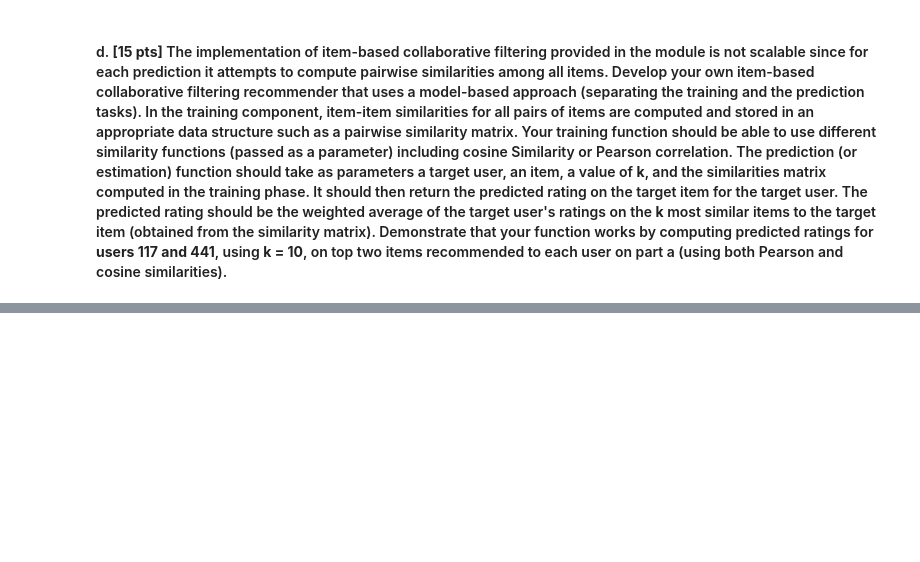
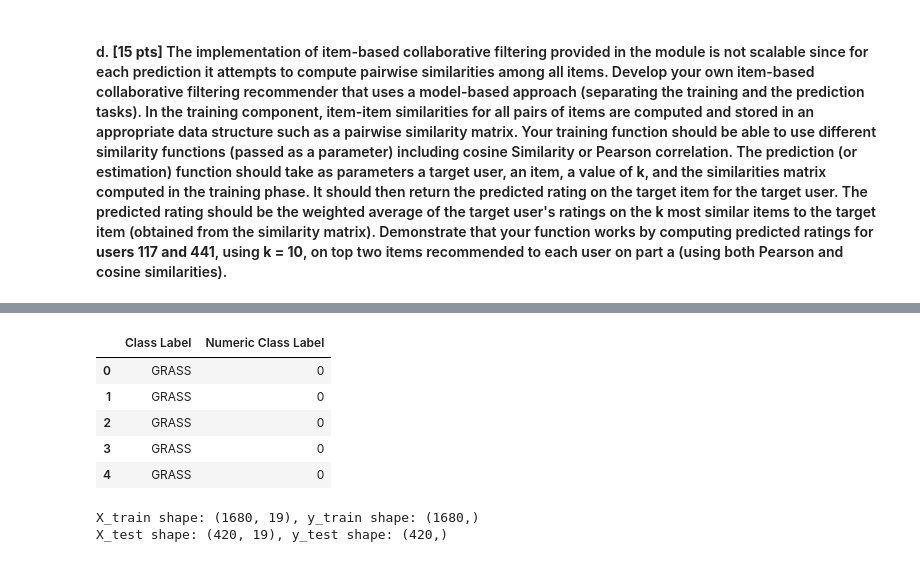
Before and after one commit to joneshshrestha/machine-learning-python, a Jupyter notebook: Item-based Joke Recommendation/joke-recommendation.ipynb, the cells around one changed output, grey strips where cells are left out. Saved outputs shown, nothing was run; the diff lists cells and outputs as text; code cells hidden in the pictures; blank space fills up the shorter version.

```diff
--- a/Item-based Joke Recommendation/joke-recommendation.ipynb
+++ b/Item-based Joke Recommendation/joke-recommendation.ipynb
@@ -271,0 +513,10 @@ def item_based_predict(dataMat, simMat, user, item, k):
+# %%
+segmentation_classes = pd.read_csv('./segmentation_data/segmentation_classes.txt', delimiter='\t', names=['Class Label', 'Numeric Class Label'])
+segmentation_classes.head(5)
+# %% [output]
+|  | Class Label | Numeric Class Label |
+| 0 | GRASS | 0 |
+| 1 | GRASS | 0 |
+| 2 | GRASS | 0 |
+| 3 | GRASS | 0 |
+| 4 | GRASS | 0 |
@@ -271,0 +526,9 @@ def item_based_predict(dataMat, simMat, user, item, k):
+# %%
+# split into train and test sets
+from sklearn.model_selection import train_test_split
+X_train, X_test, y_train, y_test = train_test_split(X, y, test_size=0.2, random_state=99)
+print(f'X_train shape: {X_train.shape}, y_train shape: {y_train.shape}')
+print(f'X_test shape: {X_test.shape}, y_test shape: {y_test.shape}')
+# %% [output]
+X_train shape: (1680, 19), y_train shape: (1680,)
+X_test shape: (420, 19), y_test shape: (420,)
```
Also changed, not shown: parts of 54 cells of this notebook, 4 other files.
